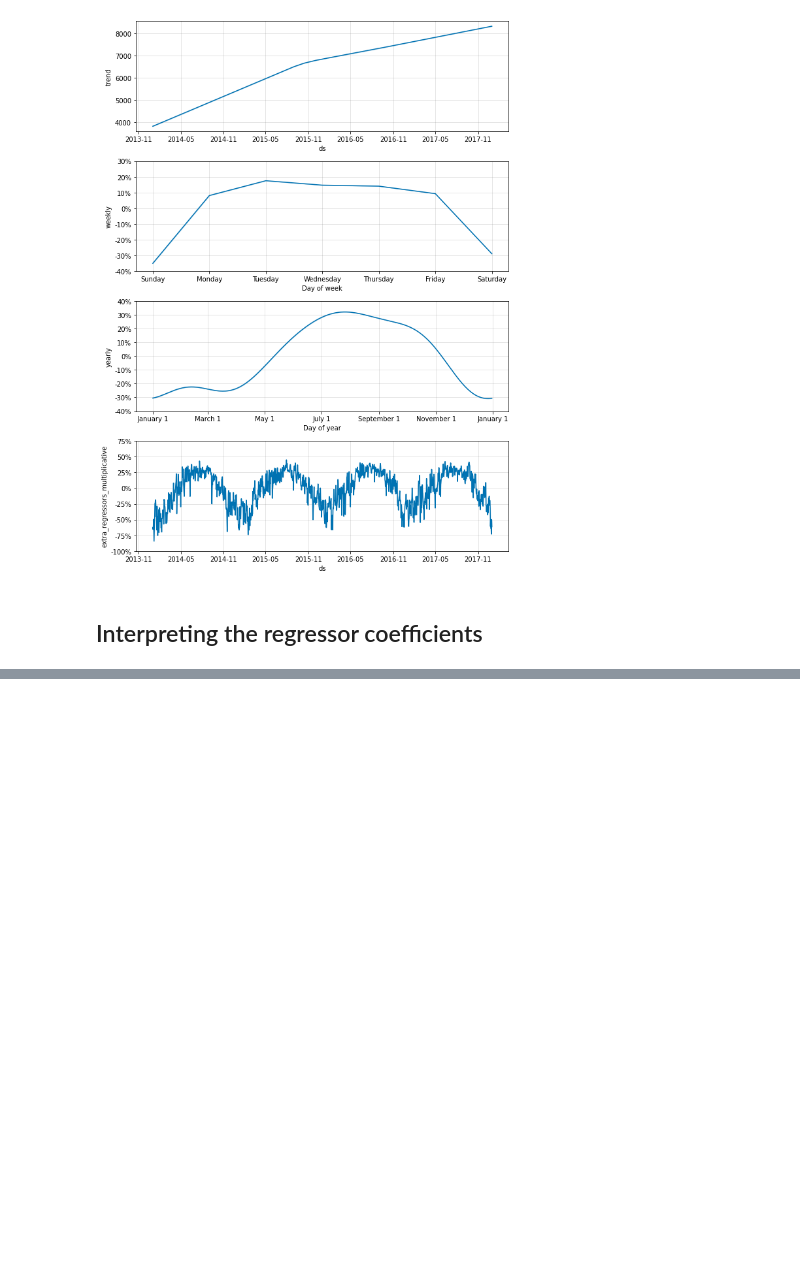
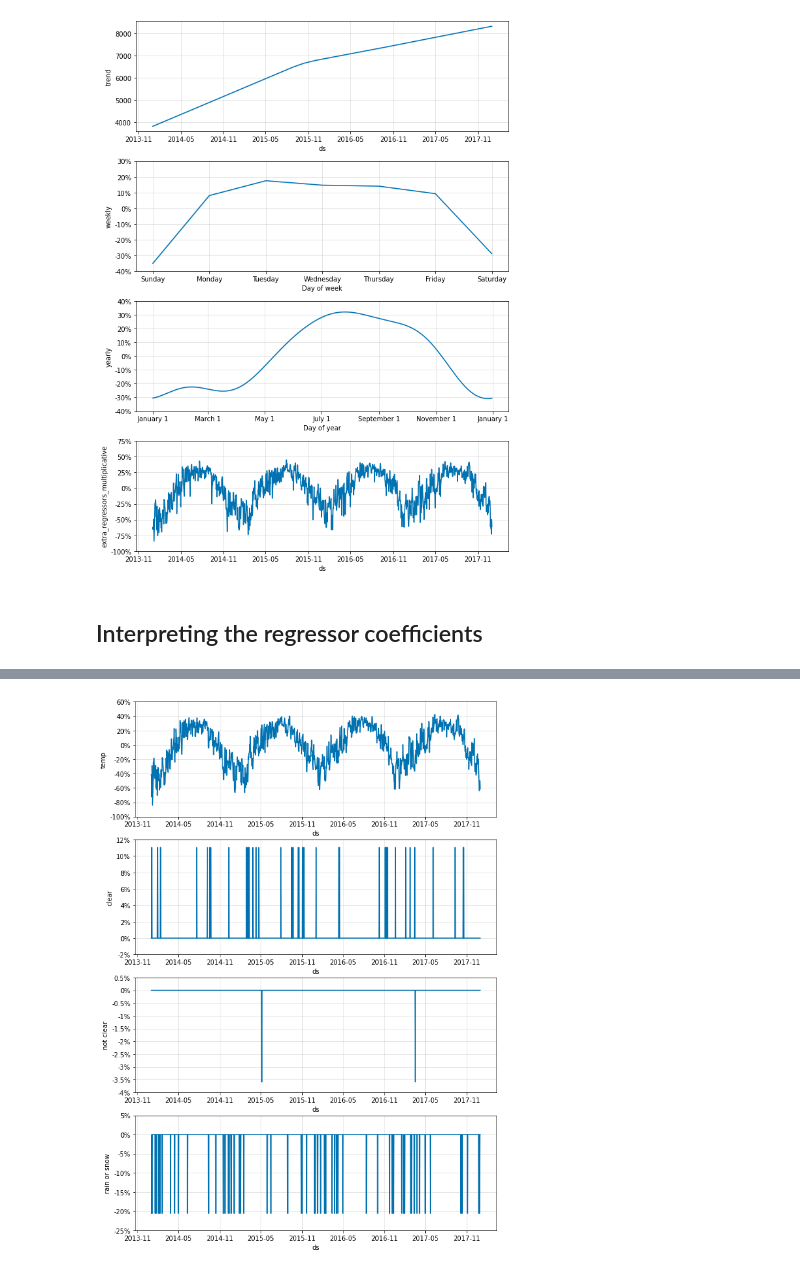
Before and after one commit to caiosainvallio/time-series, a Jupyter notebook: prophet/07_additional-regressors.ipynb, the cells around one changed output, grey strips where cells are left out. Saved outputs shown, nothing was run; the diff lists cells and outputs as text; code cells hidden in the pictures; blank space fills up the shorter version.

```diff
--- a/prophet/07_additional-regressors.ipynb
+++ b/prophet/07_additional-regressors.ipynb
@@ -128,0 +153,14 @@ plt.show()
+# %%
+from prophet.plot import plot_forecast_component
+fig, axes = plt.subplots(
+                        len(regressor_coefficients(model)),
+                        figsize=(10, 15))
+for i, regressor in enumerate(
+    regressor_coefficients(model)['regressor']):
+    plot_forecast_component(model,
+                            forecast,
+                            regressor,
+                            axes[i])
+plt.show()
+# %% [output]
+[figure, added]
```
Also changed, not shown: parts of 2 cells of this notebook.
